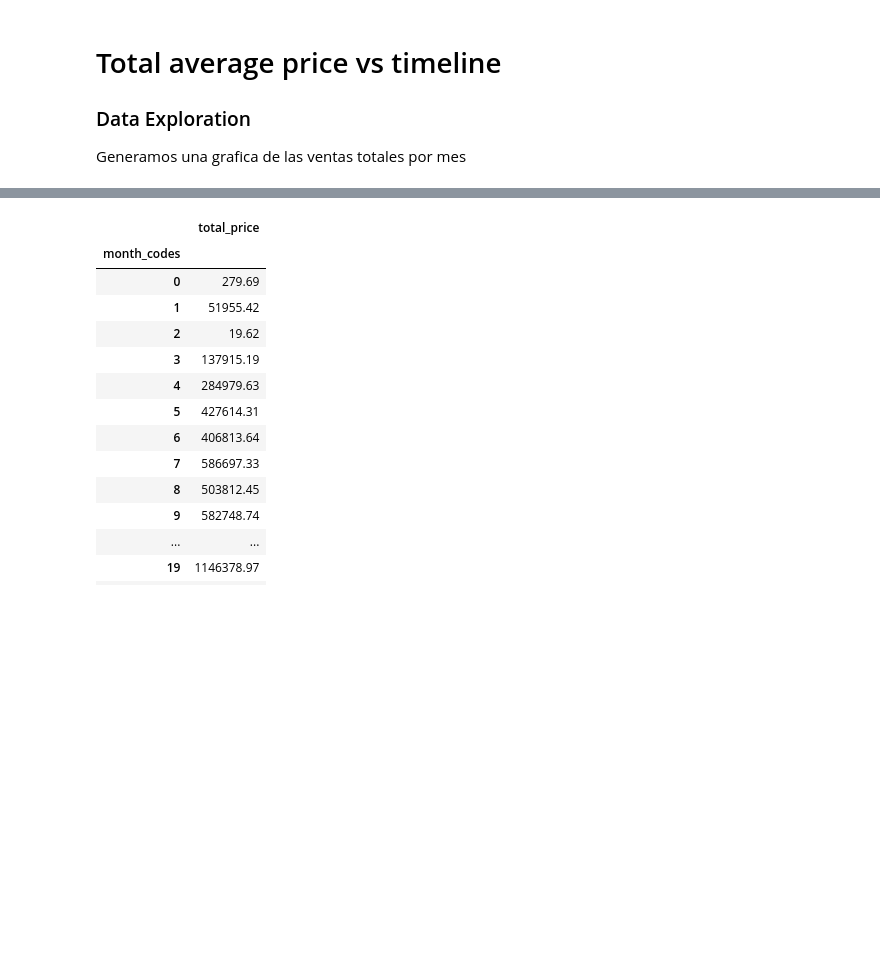
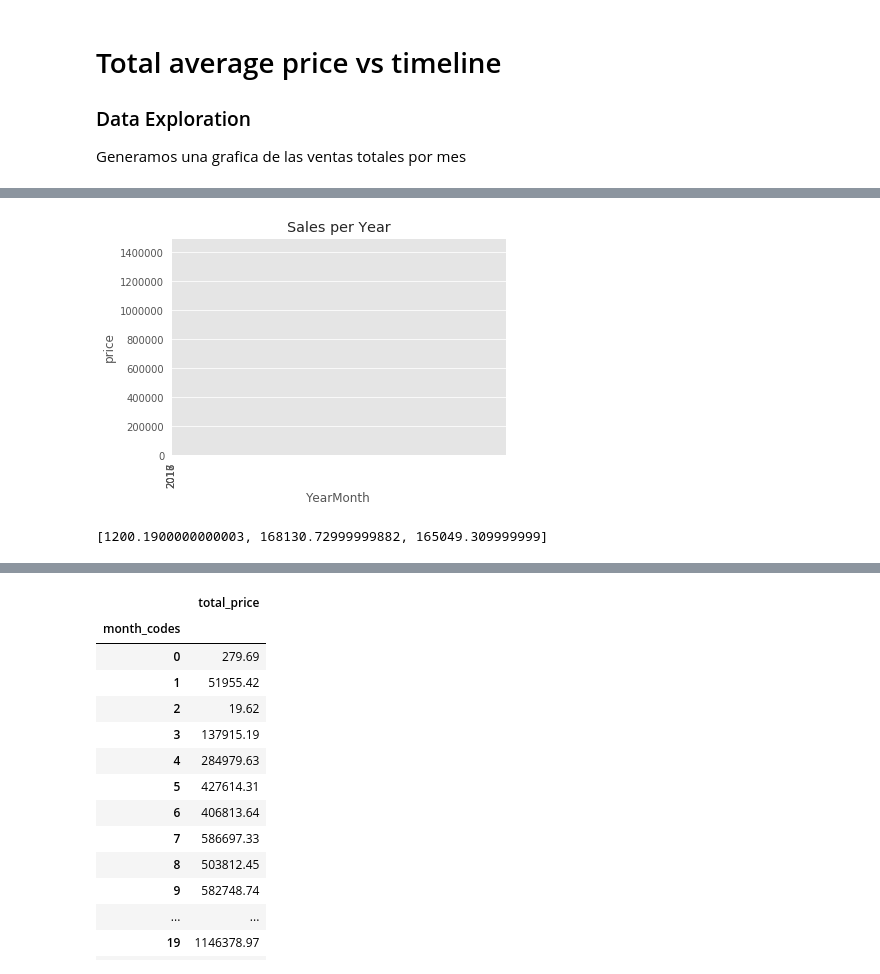
Before and after one commit to ximenarios/DS4AProject, a Jupyter notebook: ModelFinal.ipynb, the cells around one changed output, grey strips where cells are left out. Cells and saved outputs as stored; diff of their text form; code cells hidden in the pictures; blank space fills up the shorter version.

```diff
--- a/ModelFinal.ipynb
+++ b/ModelFinal.ipynb
@@ -209,0 +291,20 @@ Generamos una grafica de las ventas totales por mes
+# %%
+dataModel.groupby(['year']).agg({'price':'sum'})
+Consolidado=Consolidado[(Consolidado['price']>1000)]
+#Consolidado['price']=Consolidado['price']/1000
+x=Consolidado.index.values.tolist()
+y=Consolidado['price'].unique().tolist()
+mapeado=range(len(x))
+plt.plot(x,y, color=colorr[i])
+plt.title('Sales per Year')
+plt.xlabel('YearMonth')
+plt.ylabel('price')
+plt.xlim(201600,201809)
+plt.ylim(0,1500000)
+plt.xticks(x, rotation=90)
+#plt.legend(loc=2)
+plt.show()
+y
+# %% [output]
+[figure, added]
+[1200.1900000000003, 168130.72999999882, 165049.309999999]
```
Also changed, not shown: parts of 15 cells of this notebook.
